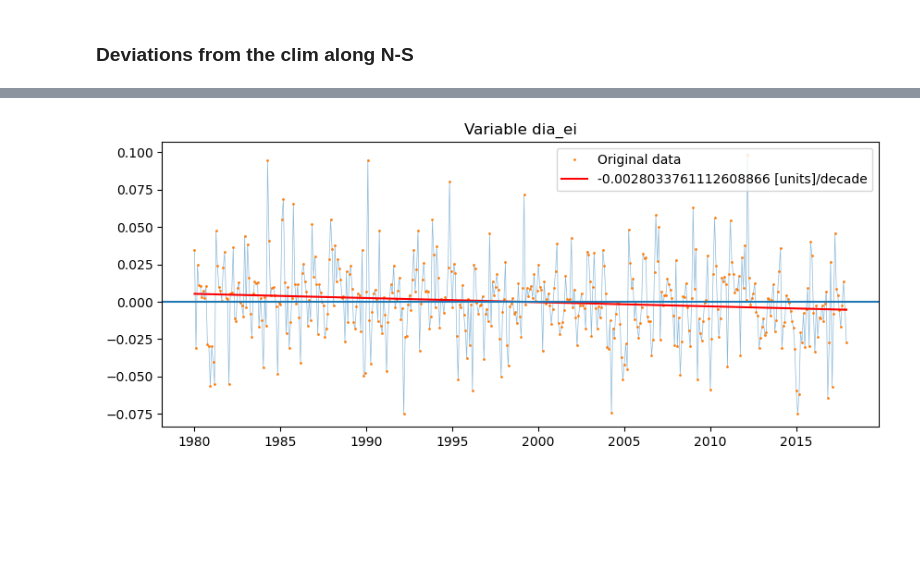
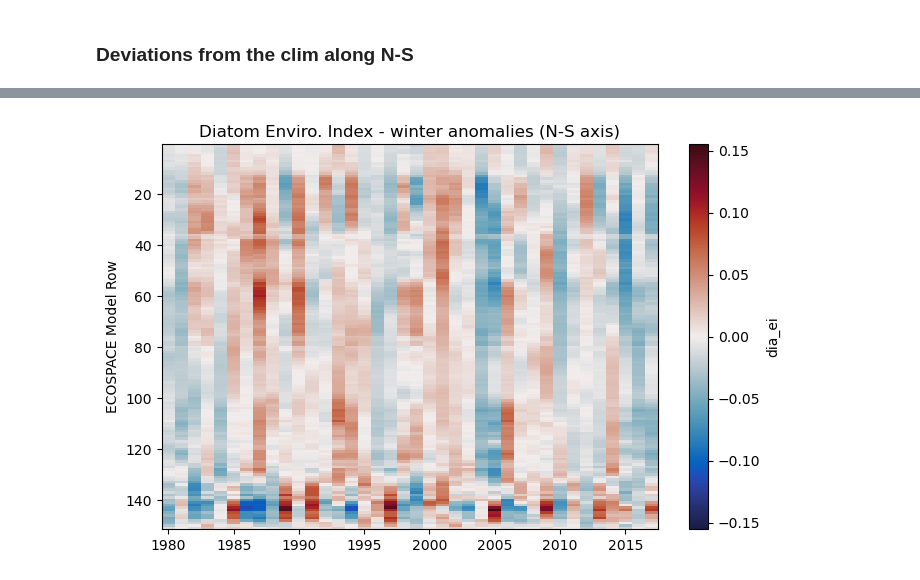
Before and after one commit to goldford/NEMO-Salish-Sea-1500, a Jupyter notebook: code/Analysis - PP Indices of prod v1.ipynb, the cells around one changed output, grey strips where cells are left out. Saved outputs shown, nothing was run; the diff lists cells and outputs as text; code cells hidden in the pictures; blank space fills up the shorter version.

Commit message:
new notebooks for generating mean, stdev, and table of stats

```diff
--- a/code/Analysis - PP Indices of prod v1.ipynb
+++ b/code/Analysis - PP Indices of prod v1.ipynb
@@ -282,11 +315,15 @@ fla_MI = gaussian_fnc(ds_MI, fla_M_opt, fla_M_var, mix_var)
 # create an 'phytoplankton environmental index'
 # just to get an idea of whether there might be a trend
 # prior to dynamic ecosystem model application
+dia_EI = dia_MI; din_EI = din_MI; fla_EI = fla_MI
 dia_EI['dia_ei'] = dia_MI[mix_var] * dia_PI['PAR-VarZ-VarK']
 din_EI['din_ei'] = din_MI[mix_var] * din_PI['PAR-VarZ-VarK']
 fla_EI['fla_ei'] = fla_MI[mix_var] * fla_PI['PAR-VarZ-VarK']
 
 # already scaled to be 0-1
+#reshaped_data = dia_EI['fla_ei'].stack(points=('row', 'col'))
+#flattened_data = reshaped_data.values.flatten()
+#np.nanmax(flattened_data)
 # %% [markdown]
 ### N-S trend analysis
 # %%
@@ -359,16 +396,7 @@ for v in v_ei:
 #var_minusclim = temp_bm.groupby(ds2.timeperiod)-temp_clim
 
 for v in v_ei:
-
-    if (v == "dia_ei"):
-        v1 = ds_NS[v]
-    elif (v == "din_ei"):
-        v1 = ds_NS[v]
-    elif (v == "fla_ei"):
-        v1 = ds_NS[v]
-    else:
-        print("error")
-        break
+    v1 = ds_NS[v]
 
     clim = v1.groupby('time.month').mean(dim='time')
     anom = (v1.groupby('time.month')-clim).T
@@ -384,10 +412,10 @@ for v in v_ei:
     axs.set_ylabel('ECOSPACE Model Row')
 
     # lin regress trend
-    tyr = np.arange(yr_strt,yr_end+1,1)
+    tyr = np.arange(yr_strt,yr_end+1,1/12)
     fig, axs = plt.subplots(figsize = (10,4))
 
-    mean_anom =  anom_season.isel(row = (anom_season.row > 0) & (anom_season.row < 151)).mean(dim = 'row') # change rows, explore n-s trends
+    mean_anom =  anom.isel(row = (anom.row > 0) & (anom.row < 151)).mean(dim = 'row') # change rows, explore n-s trends
     axs.plot(tyr, mean_anom.values,linewidth = 0.5, alpha = 0.5)
 
     x = tyr[~np.isnan(mean_anom.values)]
@@ -408,34 +560,53 @@ for v in v_ei:
 # %%
+#var_minusclim = temp_bm.groupby(ds2.timeperiod)-temp_clim
+
 for v in v_ei:
+
+
+    allseasons_clima = ds_seas_NS[v].groupby('season').mean(dim='time')
+    allseasons_data = ds_seas_NS[v].groupby('time.year').mean(dim='time')
+
     if (v == "dia_ei"):
-        v1 = ds_NS[v]
+        label = "Diatom Enviro. Index"
     elif (v == "din_ei"):
-        v1 = ds_NS[v]
+        label = "Dinoflagellate Enviro. Index"
     elif (v == "fla_ei"):
-        v1 = ds_NS[v]
+        label = "Flagellate Enviro. Index"
     else:
         print("error")
-        break
 
-    clim = v1.groupby('time.month').mean(dim='time')
-    anom = (v1.groupby('time.month')-clim).T
-    mean_anom =  anom.isel(row = (anom.row > 0) & (anom.row < 151)).mean(dim = 'row') # change rows, explore n-s trends
 
-    tyr = np.arange(yr_strt,yr_end+1,(1/12))
+    for season in seasons:
 
-    fig, axs = plt.subplots(figsize = (10,4))
+        clim = allseasons_clima.sel(season=season)
+        anom = (allseasons_data.sel(season=season) - clim).T
 
-    axs.plot(tyr, mean_anom.values,linewidth = 0.5, alpha = 0.5)
+        #anom =  anom.isel(row = (anom.row > 0) & (anom.row < 30)) # change rows, explore n-s trends
 
-    # trend
-    x = tyr[~np.isnan(mean_anom.values)]
-    y = mean_anom.values[~np.isnan(mean_anom.values)]
-    A = np.vstack([x, np.ones(len(x))]).T
-    m, c = np.linalg.lstsq(A, y, rcond=None)[0]
-    axs.plot(x, y, '.', label='Original data', markersize=2)
-    axs.plot(x, m*x + c, 'r', label=f'{m*10} [units]/decade')
-    axs.legend(loc = 'best')
-    axs.axhline(y=0)
-    axs.set_title('Variable {v}'.format(v=v))
+        fig, axs = plt.subplots(figsize = (8,5))
+        xr.plot.pcolormesh(anom, ax = axs,cmap = cm.cm.balance)
+        axs.set_title('{label} - {season} anomalies (N-S axis)'.format(label=label,season=season))
+        #plt.colorbar(w, ax = axs)
+
+        axs.invert_yaxis()
+        axs.set_xlabel('')
+        axs.set_ylabel('ECOSPACE Model Row')
+
+        # lin regress trend
+        tyr = np.arange(yr_strt,yr_end+1,1)
+        fig, axs = plt.subplots(figsize = (8,5))
+
+        mean_anom =  anom.isel(row = (anom.row > 0) & (anom.row < 151)).mean(dim = 'row') # change rows, explore n-s trends
+        axs.plot(tyr, mean_anom.values,linewidth = 0.5, alpha = 0.5)
+
+        x = tyr[~np.isnan(mean_anom.values)]
+        y = mean_anom.values[~np.isnan(mean_anom.values)]
+        A = np.vstack([x, np.ones(len(x))]).T
+        m, c = np.linalg.lstsq(A, y, rcond=None)[0]
+        axs.plot(x, y, '.', label='modelled seasonal anomaly', markersize=2)
+        axs.plot(x, m*x + c, 'r', label=f'{round(m*10, 4)} [index units]/decade')
+        axs.legend(loc = 'best')
+        axs.axhline(y=0)
+        axs.set_title('{label} - {season} trends'.format(label=label,season=season))
 # %% [output]
-[figure, old version]
+[figure, new version]
```
Also changed, not shown: parts of 14 cells of this notebook, 14 other files.
